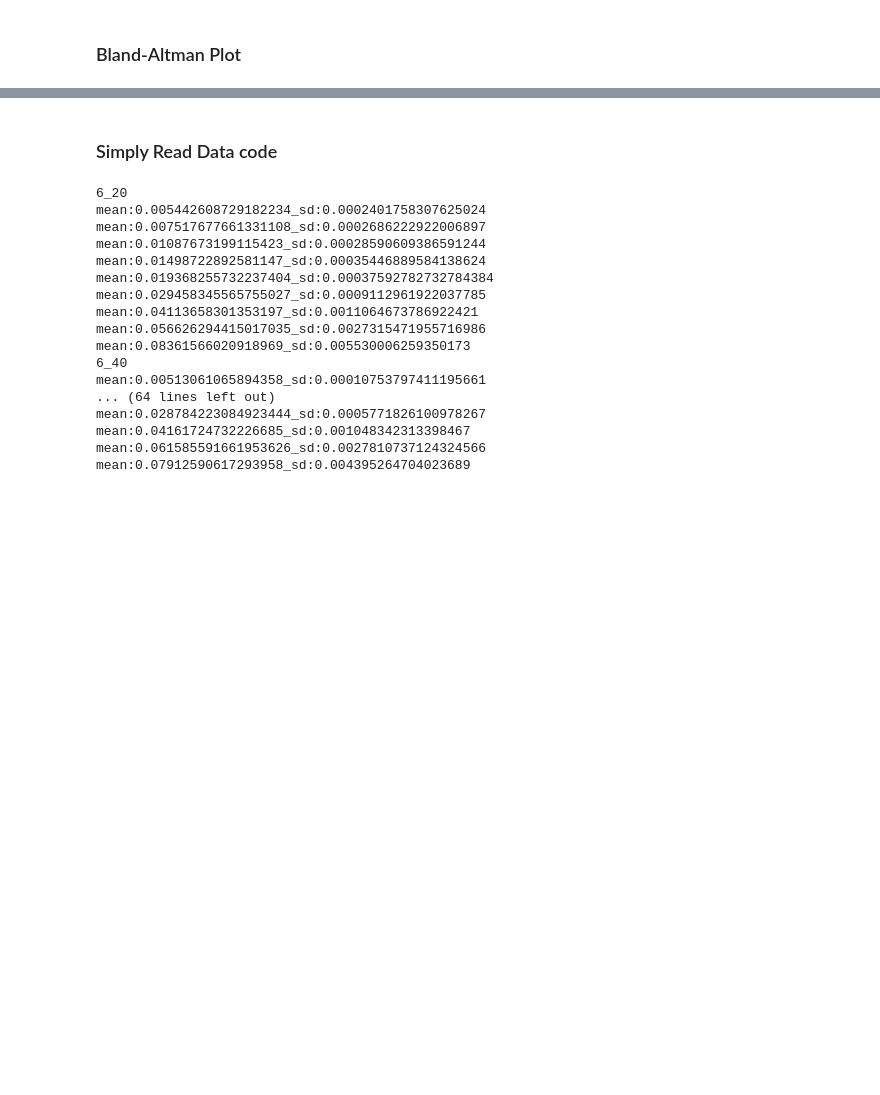
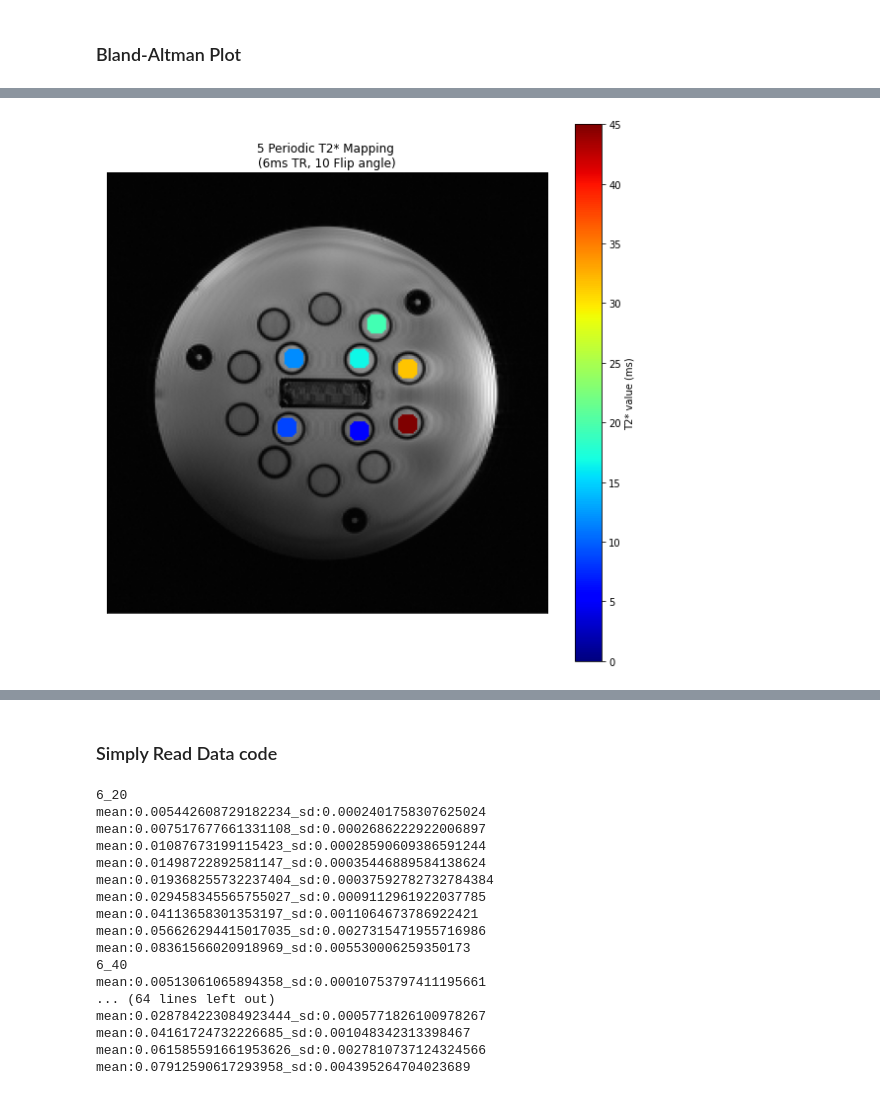
Before and after one commit to Yifei-Jin/Final_Year_Project, a Jupyter notebook: Code/Quadratic_Spoiling/PostImageProcessing/Final_T2StarResultReader.ipynb, the cells around one changed output, grey strips where cells are left out. Drawn from its saved outputs; the diff is of its cells as text; code cells hidden in the pictures; blank space fills up the shorter version.

```diff
--- a/Code/Quadratic_Spoiling/PostImageProcessing/Final_T2StarResultReader.ipynb
+++ b/Code/Quadratic_Spoiling/PostImageProcessing/Final_T2StarResultReader.ipynb
@@ -145,0 +320,76 @@ ax_BA.figure.savefig("Bland_Altman_Plot_"+str(P)+"Period_"+str(tr)+"_TR.jpg")
+# %%
+#N Period Data
+# Define colormap
+cmap = plt.cm.jet
+
+chosedNum = [11,10,4,5,3,7,9]
+#chosedNum = [11,10,4,5,3,7,9,13,14,12]
+
+tr = 6
+Period = 5
+fa = 10
+GOLDSTD_data = np.asarray([], dtype = float)
+STANDARD_MASK_LABEL = np.load("MASK_3RESULT/MASKLABEL_4.npy")
+
+DICOM1 = 'recon/n_periodic/tr'+str(tr)+'_n'+str(Period)+'_echo1.dcm'
+#LOAD DICOM DATA
+#For grayscale - 3 layer all equal
+img = pydicom.read_file(DICOM1)
+GOLDSTD_DATA = img.pixel_array.reshape((256,256,1))
+GOLDSTD_DATA = GOLDSTD_DATA/np.max(GOLDSTD_DATA)
+GOLDSTD_DATA = np.append(GOLDSTD_DATA, GOLDSTD_DATA, axis = 2)
+GOLDSTD_DATA = np.append(GOLDSTD_DATA, GOLDSTD_DATA[:,:,0].reshape((256,256,1)), axis = 2)
+
+# #T2* data value
+T2StarData = np.load("MASK_3RESULT/NPeriodicT2Star/"+str(tr)+"TR_"+str(Period)+"_Period_"+str(fa)+"FA_T2StarValueFor14PhantomSpheres_MASK4.npy")
+#add as rgb in the array
+
+Quantitative_data = np.zeros((np.shape(GOLDSTD_DATA)[0],np.shape(GOLDSTD_DATA)[1]))
+for phantom_num in chosedNum:
+    count = 0
+    for i in range (0,256):
+        for j in range (0,256):
+            if(STANDARD_MASK_LABEL[i,j]== (phantom_num)):
+                # Get the RGBA values for the colormap at each value
+                Quantitative_data[i,j] = T2StarData[phantom_num-1,count]
+
+for phantom_num in chosedNum:
+    count = 0
+    for i in range (0,256):
+        for j in range (0,256):
+            if(STANDARD_MASK_LABEL[i,j]== (phantom_num)):
+                # Get the RGBA values for the colormap at each value
+                #Quantitative_data[i,j] = T2StarData[phantom_num-1,count]
+                rgba_values = cmap(Quantitative_data[i,j]/np.max(Quantitative_data))
+                GOLDSTD_DATA[i,j,:] = rgba_values[:3]
+                count = count + 1
+
+
+# #T2StarData = np.load("MASK_3RESULT/GOLDstandardT2Star/"+str(tr)+"TR_"+str(fa)+"FA_T2StarValueFor14PhantomSpheres_MASK4.npy")
+# for phantomNum in chosedNum:
+#     GOLDSTD_data = np.append(GOLDSTD_data, T2StarData[phantomNum-1,:])
+# GOLDSTD_data = GOLDSTD_data.reshape(np.shape(chosedNum)[0], int(np.shape(GOLDSTD_data)[0]/np.shape(chosedNum)[0]))
+
+# Quantitative_data = np.zeros((np.shape(GOLDSTD_DATA)[0],np.shape(GOLDSTD_DATA)[1]))
+# phantom_n = 0
+# for phantom_num in chosedNum:
+#     count = 0
+#     for i in range (0,256):
+#         for j in range (0,256):
+#             if(STANDARD_MASK_LABEL[i,j]== (phantom_num)):
+#                 # Get the RGBA values for the colormap at each value
+#                 Quantitative_data[i,j] = T2StarData[phantom_n-1,count]
+#                 count = count + 1
+
+
+plt.figure(1,figsize=(10,10))
+plt.title(str(Period)+" Periodic T2* Mapping \n("+str(tr)+"ms TR, "+str(fa)+" Flip angle)")
+plt.imshow(Quantitative_data*1e3, cmap = cmap, vmax = 45, vmin = 0)
+plt.gca().set_xticks([])
+plt.gca().set_yticks([])
+plt.colorbar(label='T2* value (ms)')
+plt.imshow(GOLDSTD_DATA)
+
+#plt.savefig("T2StarMaps/NPeriod"+str(tr)+"_TR_"+str(Period)+"_Period_T2StarMap.jpg")
+# %% [output]
+[figure, added]
```
Also changed, not shown: parts of 10 cells of this notebook, 42 other files.
